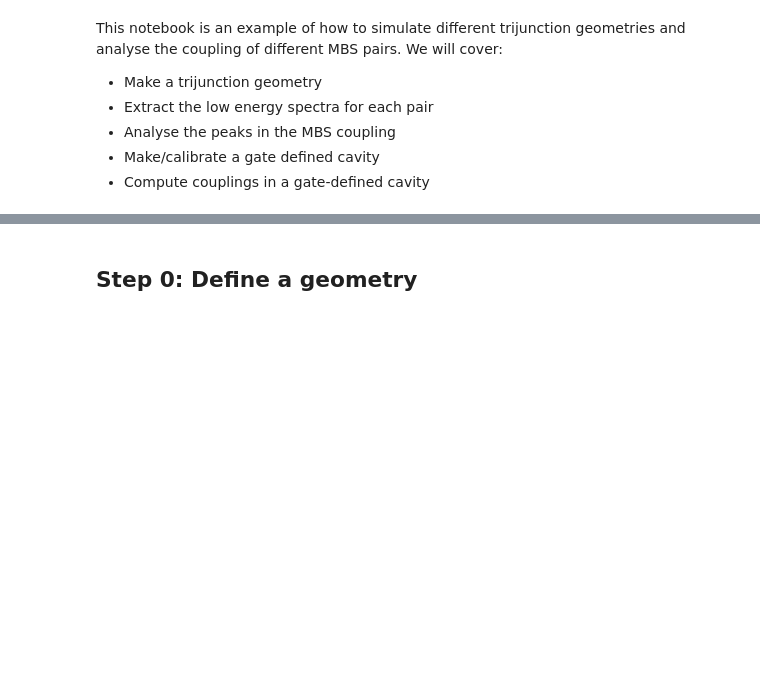
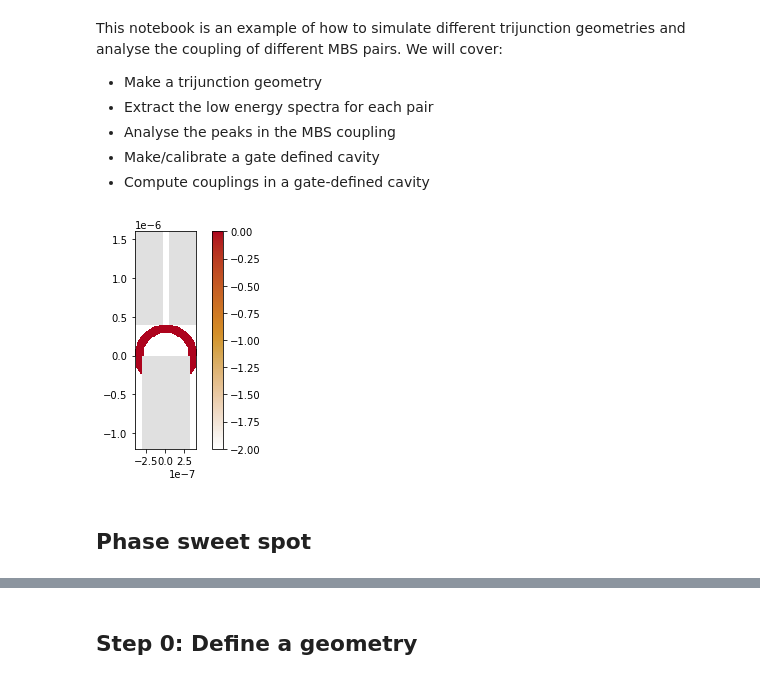
Before and after one commit to Satin21/Trijunction, a Jupyter notebook: analysis/tutorial_geometry.ipynb, the cells around one changed output, grey strips where cells are left out. Cells and saved outputs as stored; diff of their text form; code cells hidden in the pictures; blank space fills up the shorter version.

```diff
--- a/analysis/tutorial_geometry.ipynb
+++ b/analysis/tutorial_geometry.ipynb
@@ -51,0 +88,19 @@ We will cover:
+# %%
+#ring
+R=40*a
+r=29*a
+center = (R-r)/2
+l = 120*a
+w = 7*a
+
+def wrap_potential(mu, R=R,r=r):
+    potential = ring(mu, R=R, r=r)
+    return potential
+# %%
+geometry ={'l': l, 'w': w, 'L': R, 'W': 2*R, 'centers':[[-R+center, 0],[R-center, 0], [0, R+l]]}
+# %%
+trijunction, f_params = tj.finite_system(wrap_potential, **geometry)
+trijunction = trijunction.finalized()
+kwant.plotter.map(trijunction, lambda i: wrap_potential(0)(*trijunction.sites[i].pos));
+# %% [output]
+[figure, added]
@@ -51,0 +124,2 @@ We will cover:
+# %% [markdown]
+## Phase sweet spot
```
Also changed, not shown: parts of 15 cells of this notebook, 5 other files.
